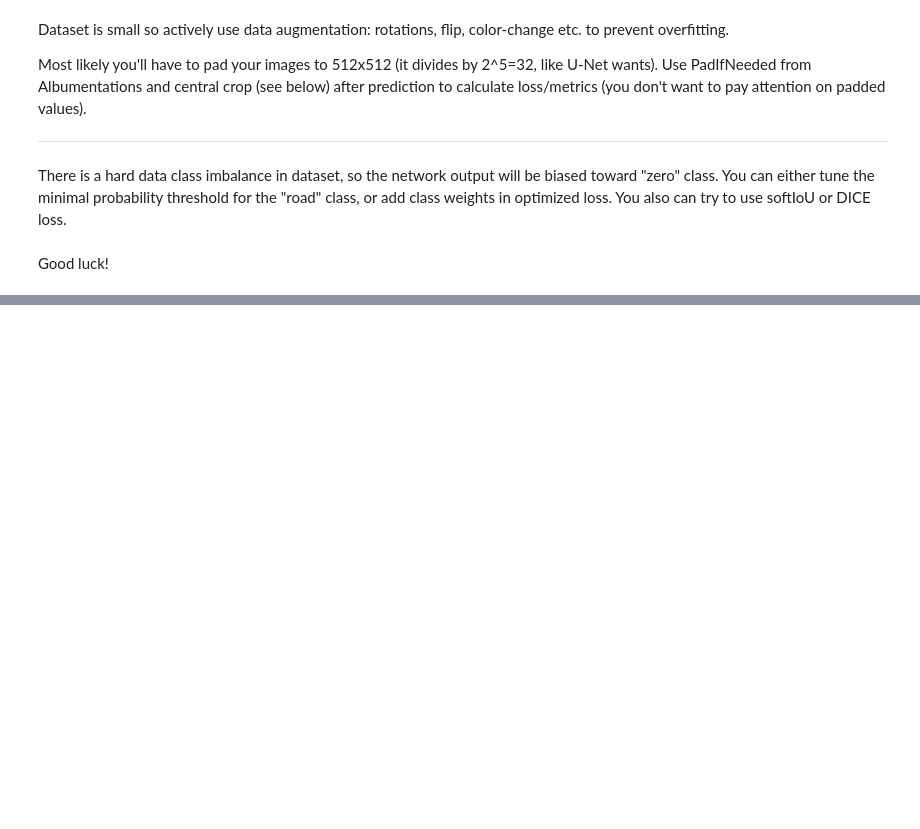
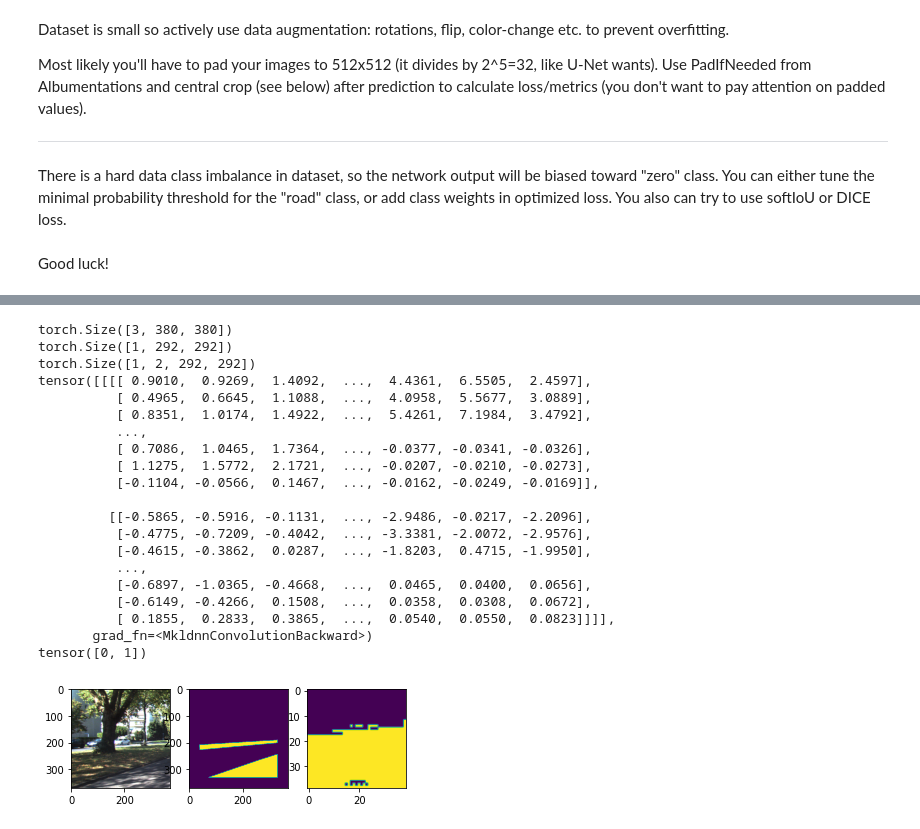
Before and after one commit to cyandjinnie/deep_vision_and_graphics, a Jupyter notebook: homework02/homework-part1-segmentation.ipynb, the cells around one changed output, grey strips where cells are left out. Drawn from its saved outputs; the diff is of its cells as text; code cells hidden in the pictures; blank space fills up the shorter version.

```diff
--- a/homework02/homework-part1-segmentation.ipynb
+++ b/homework02/homework-part1-segmentation.ipynb
@@ -201,19 +224,13 @@ class Conv2dBlock(nn.Module):
     def __init__(self, in_channels, out_channels, dropout=False):
         super().__init__() # initialize base class to track sub-layers, parameters, etc.
 
-        self.dropout = dropout
-
         self.conv = nn.Conv2d(in_channels, out_channels, 3)
         self.relu = nn.ReLU()
-        self.dropout = nn.Dropout(0.5)
-        self.bn = nn.BatchNorm2d(out_channels)
+        # self.bn = nn.BatchNorm2d(out_channels)
 
     def forward(self, x):
         x = self.conv(x)
         x = self.relu(x)
-        if self.dropout:
-            x = self.dropout(x)
-        x = self.bn(x)
         return x
 # %%
 class Crop(nn.Module):
@@ -273,7 +293,7 @@ class DecoderBlock(nn.Module):
 class MaskOutputBlock(nn.Module):
     def __init__(self, channels):
         super().__init__() # initialize base class to track sub-layers, parameters, etc.
-        self.conv = nn.Conv2d(channels, 2, kernel_size=1)
+        self.conv = nn.Conv2d(channels, 2, kernel_size=3, padding=1)
 
     def forward(self, x):
         x = self.conv(x)
@@ -371,0 +411,48 @@ for epoch in range(n_epochs):
+# %%
+def show_predictions(model, image, mask):
+    model.train(False)
+
+    print(image.shape)
+    print(mask.shape)
+
+    output = model(torch.unsqueeze(image.to(device), dim=0))
+    print(output.shape)
+
+    print(output)
+
+    pred_probas = central_crop(output, 370)
+    pred = torch.argmax(pred_probas, dim=1)
+
+    crop = transforms.CenterCrop(370)
+
+    plt.subplot(1, 3, 1)
+    plt.imshow(crop(image).permute(1, 2, 0))
+    plt.subplot(1, 3, 2)
+    plt.imshow(crop(mask).permute(1, 2, 0).squeeze())
+    plt.subplot(1, 3, 3)
+    plt.imshow(pred.detach().cpu().permute(1, 2, 0).squeeze())
+# %%
+image, mask = train_dataset[9]
+show_predictions(model, image, mask)
+# %% [output]
+torch.Size([3, 380, 380])
+torch.Size([1, 292, 292])
+torch.Size([1, 2, 292, 292])
+tensor([[[[ 0.9010,  0.9269,  1.4092,  ...,  4.4361,  6.5505,  2.4597],
+          [ 0.4965,  0.6645,  1.1088,  ...,  4.0958,  5.5677,  3.0889],
+          [ 0.8351,  1.0174,  1.4922,  ...,  5.4261,  7.1984,  3.4792],
+          ...,
+          [ 0.7086,  1.0465,  1.7364,  ..., -0.0377, -0.0341, -0.0326],
+          [ 1.1275,  1.5772,  2.1721,  ..., -0.0207, -0.0210, -0.0273],
+          [-0.1104, -0.0566,  0.1467,  ..., -0.0162, -0.0249, -0.0169]],
+
+         [[-0.5865, -0.5916, -0.1131,  ..., -2.9486, -0.0217, -2.2096],
+          [-0.4775, -0.7209, -0.4042,  ..., -3.3381, -2.0072, -2.9576],
+          [-0.4615, -0.3862,  0.0287,  ..., -1.8203,  0.4715, -1.9950],
+          ...,
+          [-0.6897, -1.0365, -0.4668,  ...,  0.0465,  0.0400,  0.0656],
+          [-0.6149, -0.4266,  0.1508,  ...,  0.0358,  0.0308,  0.0672],
+          [ 0.1855,  0.2833,  0.3865,  ...,  0.0540,  0.0550,  0.0823]]]],
+       grad_fn=<MkldnnConvolutionBackward>)
+tensor([0, 1])
+[figure, added]
```
Also changed, not shown: parts of 24 cells of this notebook.
